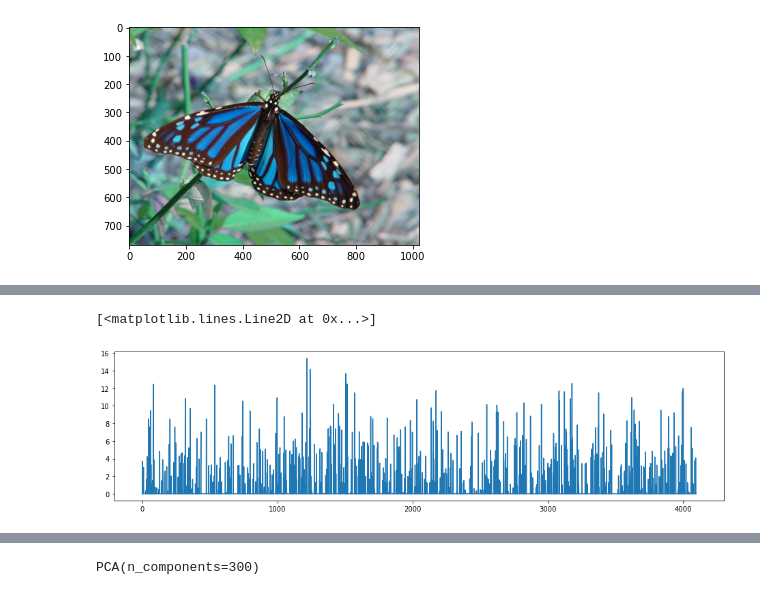
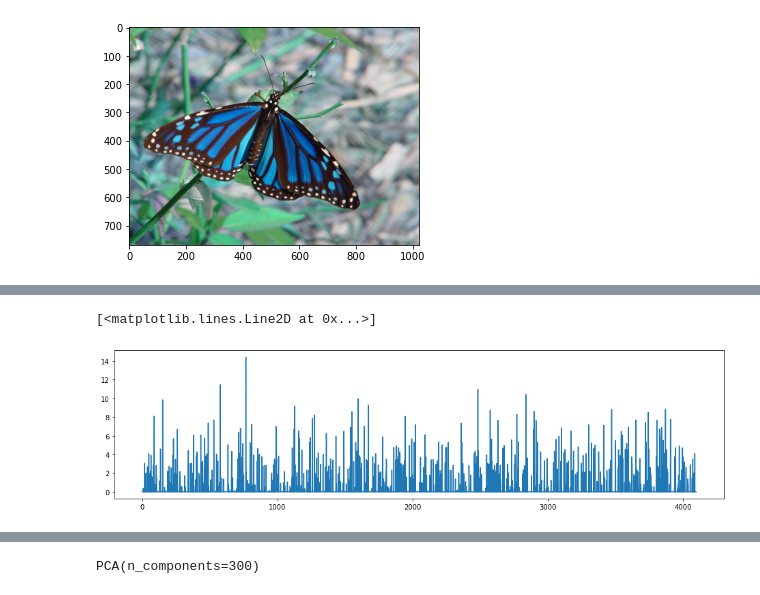
Before and after one commit to MimiMicek/semester-butterfly-project, a Jupyter notebook: model/butterflies.ipynb, the cells around one changed output, grey strips where cells are left out. Drawn from its saved outputs; the diff is of its cells as text; code cells hidden in the pictures.

```diff
--- a/model/butterflies.ipynb
+++ b/model/butterflies.ipynb
@@ -77,10 +75,0 @@ feat_extractor_model = Model(inputs=model.input, outputs=model.get_layer("fc2").
-# %%
-#The predict function returns an array with one element per image. Each element contains a 4096-element array
-img, x = load_image("Butterfly_Dataset_Small/A1000/test.jpg")
-feat = feat_extractor_model.predict(x)
-
-plt.figure(figsize=(16,4))
-plt.plot(feat[0])
-# %% [output]
-[<matplotlib.lines.Line2D at 0x...>]
-[figure, removed]
@@ -87 +78,10 @@ plt.plot(feat[0])
+# %%
+img, x = load_image(r'D:\03_AAU_Masters\02_2nd_semester\Semester project sem II\training\train\007Papilio_cresphontes\0070065.png')
+feat = feat_extractor_model.predict(x)
+
+plt.figure(figsize=(16,4))
+plt.plot(feat[0])
+# %% [output]
+[<matplotlib.lines.Line2D at 0x...>]
+[figure, added]
 # %%
```
Also changed, not shown: parts of 36 cells of this notebook, 6 other files.
